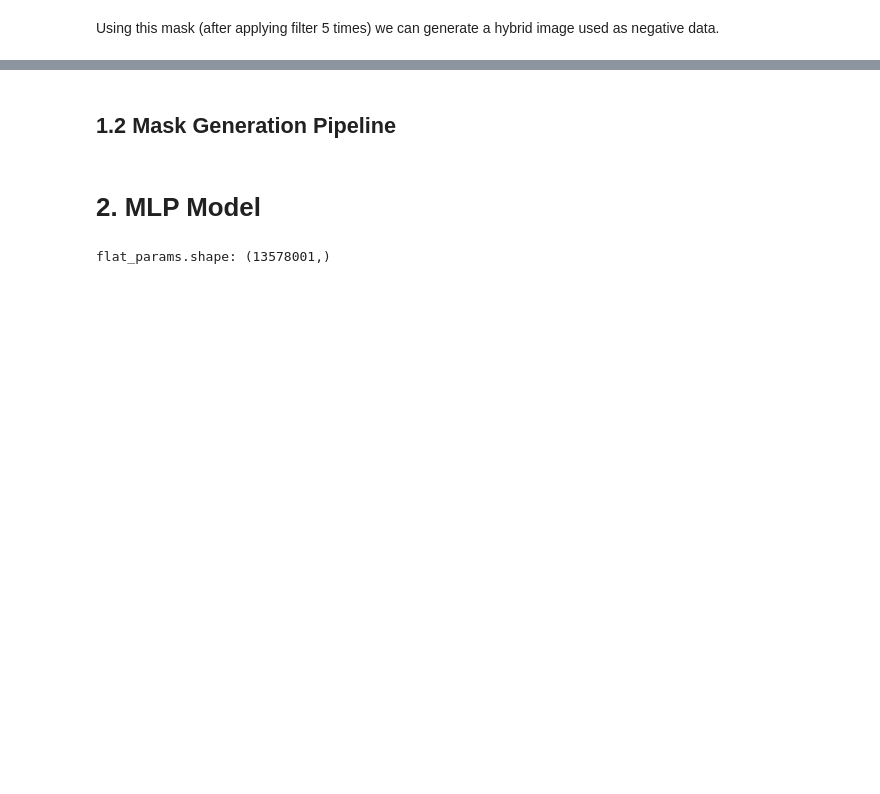
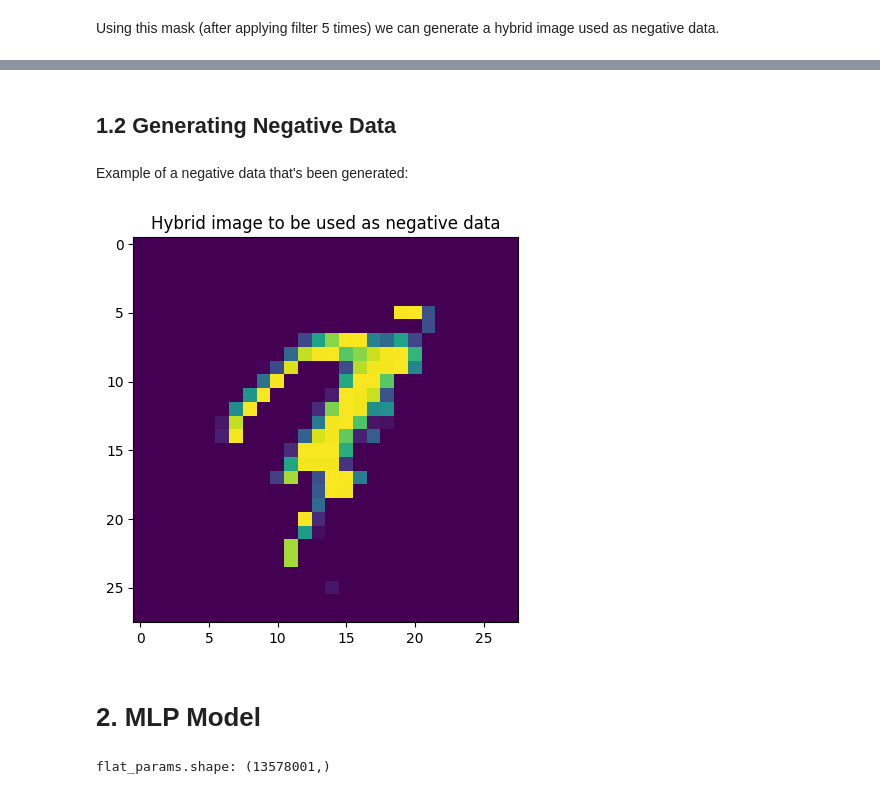
Before and after one commit to petergchang/FFA_Demo, a Jupyter notebook: Forward_Forward_Algorithm.ipynb, the cells around one changed output, grey strips where cells are left out. Cells and saved outputs as stored; diff of their text form; code cells hidden in the pictures; blank space fills up the shorter version.

Commit message:
generate negative dataset

```diff
--- a/Forward_Forward_Algorithm.ipynb
+++ b/Forward_Forward_Algorithm.ipynb
@@ -34,8 +30,8 @@ mnist_test = torchvision.datasets.MNIST(root='./data', train=False)
 images_test = np.array(mnist_test.data) / 255.0
 labels_test = mnist_test.targets
 
-train = (images, labels)
-test = (images_test, labels_test)
+X_train, y_train = jnp.array(images), jnp.array(labels)
+X_test, y_test = jnp.array(images_test), jnp.array(labels_test)
 # %% [markdown]
 # 1. Mask Generation
 # %% [markdown]
@@ -109,5 +103,44 @@ ax.set_title('Hybrid image to be used as negative data');
 # %% [markdown]
-## 1.2 Mask Generation Pipeline
+## 1.2 Generating Negative Data
+# %%
+def generate_negative_mnist_data(X_train, y_train, n_data=50_000, key=0):
+    if isinstance(key, int):
+        key = jr.PRNGKey(key)
+
+    def _generate(_, key):
+        keys = jr.split(key, 4)
+
+        # Randomly sample a pair of digits (w/o replacement)
+        d1, d2 = jr.choice(keys[0], jnp.arange(10), (2,), replace=False)
+        ims1, ims2 = X_train[y_train], X_train[y_train]
+
+        # Randomly sample images from the chosen digits
+        indx1, indx2 = jr.choice(keys[1], ims1.shape[0]), jr.choice(keys[2], ims2.shape[0])
+        im1, im2 = ims1[indx1], ims2[indx2]
+
+        # Apply filter
+        mask = jr.randint(keys[3], (28, 28), minval=0, maxval=2).astype(float)
+        mask = apply_threshold(blur_filter(mask, n_iter=5))
+        neg_im = im1*mask + im2*(1-mask)
+
+        return neg_im, neg_im
+
+    keys = jr.split(key, n_data)
+    carry = jnp.ones((28,28)).astype(float)
+
+    _, neg_ims = scan(_generate, carry, keys)
+
+    return neg_ims
+# %%
+neg_ims = generate_negative_mnist_data(X_train, y_train)
+# %% [markdown]
+Example of a negative data that's been generated:
+# %%
+fig, ax = plt.subplots(figsize=(5,5))
+ax.imshow(neg_ims[200]);
+ax.set_title('Hybrid image to be used as negative data');
+# %% [output]
+[figure, added]
 # %% [markdown]
 # 2. MLP Model
 # %%
```
Also changed, not shown: parts of 13 cells of this notebook.
